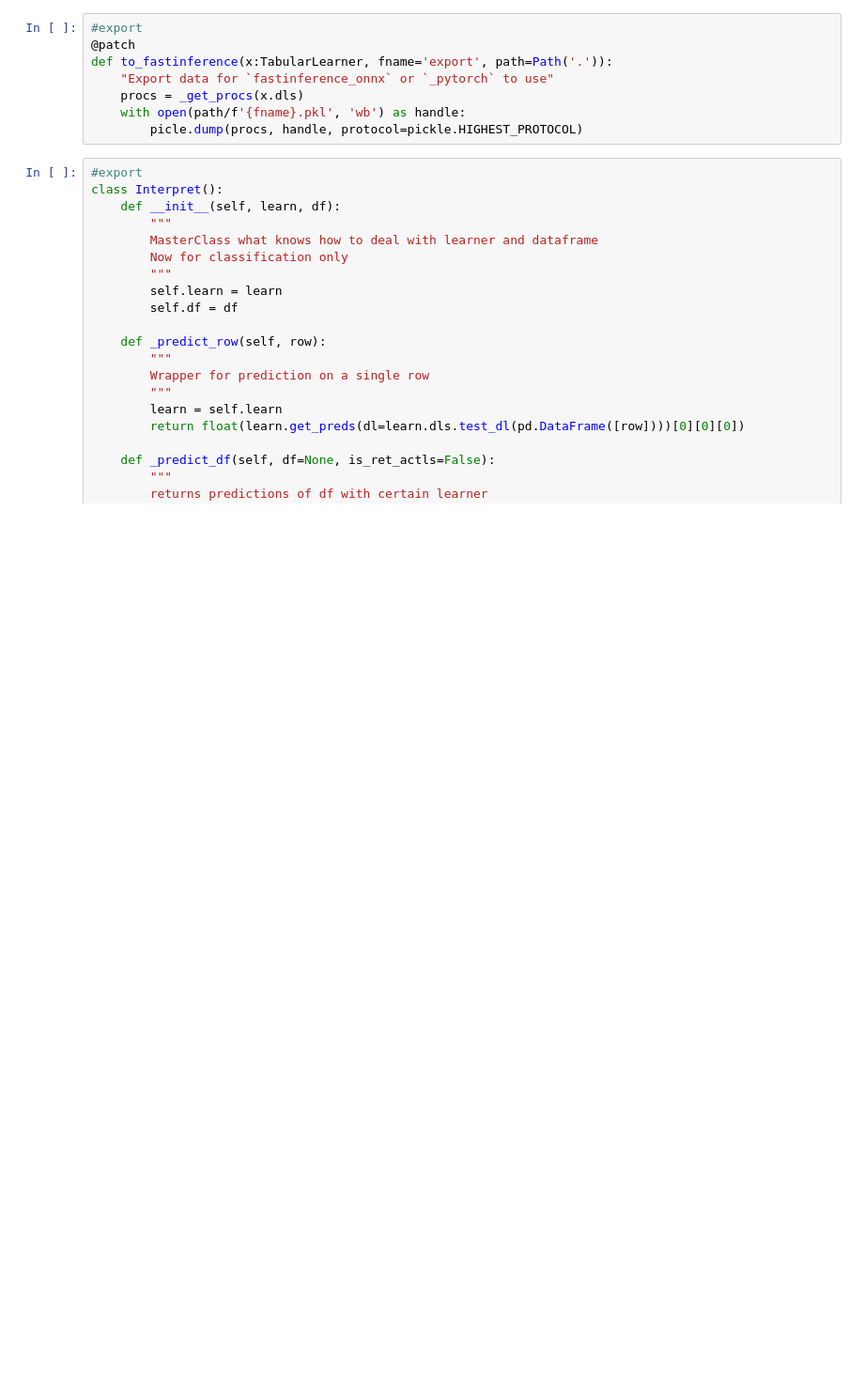
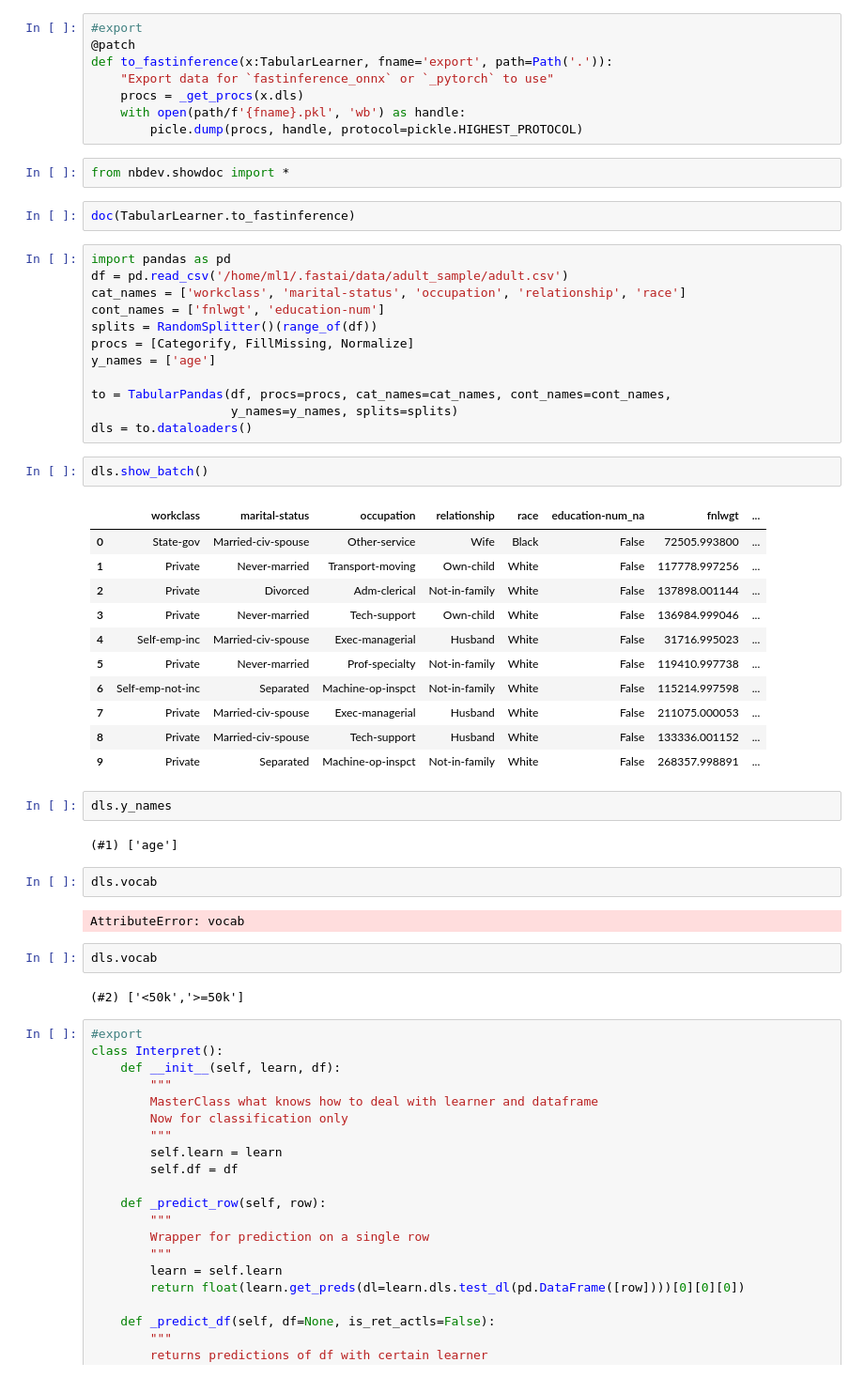
Before and after one commit to muellerzr/fastinference, a Jupyter notebook: nbs/01_tabular.core.ipynb, the cells around one changed output. Shown: that part at 94% size. Saved outputs shown, nothing was run; the diff lists cells and outputs as text; blank space fills up the shorter version.

```diff
--- a/nbs/01_tabular.core.ipynb
+++ b/nbs/01_tabular.core.ipynb
@@ -64,6 +69,48 @@ def to_fastinference(x:TabularLearner, fname='export', path=Path('.')):
     procs = _get_procs(x.dls)
     with open(path/f'{fname}.pkl', 'wb') as handle:
         picle.dump(procs, handle, protocol=pickle.HIGHEST_PROTOCOL)
+# %%
+from nbdev.showdoc import *
+# %%
+doc(TabularLearner.to_fastinference)
+# %%
+import pandas as pd
+df = pd.read_csv('/home/ml1/.fastai/data/adult_sample/adult.csv')
+cat_names = ['workclass', 'marital-status', 'occupation', 'relationship', 'race']
+cont_names = ['fnlwgt', 'education-num']
+splits = RandomSplitter()(range_of(df))
+procs = [Categorify, FillMissing, Normalize]
+y_names = ['age']
+
+to = TabularPandas(df, procs=procs, cat_names=cat_names, cont_names=cont_names,
+                   y_names=y_names, splits=splits)
+dls = to.dataloaders()
+# %%
+dls.show_batch()
+# %% [output]
+|  | workclass | marital-status | occupation | relationship | race | education-num_na | fnlwgt | ... |
+| 0 | State-gov | Married-civ-spouse | Other-service | Wife | Black | False | 72505.993800 | ... |
+| 1 | Private | Never-married | Transport-moving | Own-child | White | False | 117778.997256 | ... |
+| 2 | Private | Divorced | Adm-clerical | Not-in-family | White | False | 137898.001144 | ... |
+| 3 | Private | Never-married | Tech-support | Own-child | White | False | 136984.999046 | ... |
+| 4 | Self-emp-inc | Married-civ-spouse | Exec-managerial | Husband | White | False | 31716.995023 | ... |
+| 5 | Private | Never-married | Prof-specialty | Not-in-family | White | False | 119410.997738 | ... |
+| 6 | Self-emp-not-inc | Separated | Machine-op-inspct | Not-in-family | White | False | 115214.997598 | ... |
+| 7 | Private | Married-civ-spouse | Exec-managerial | Husband | White | False | 211075.000053 | ... |
+| 8 | Private | Married-civ-spouse | Tech-support | Husband | White | False | 133336.001152 | ... |
+| 9 | Private | Separated | Machine-op-inspct | Not-in-family | White | False | 268357.998891 | ... |
+# %%
+dls.y_names
+# %% [output]
+(#1) ['age']
+# %%
+dls.vocab
+# %% [output]
+AttributeError: vocab
+# %%
+dls.vocab
+# %% [output]
+(#2) ['<50k','>=50k']
 # %%
 #export
 class Interpret():
```
Also changed, not shown: parts of 1 cell of this notebook, 4 other files.
